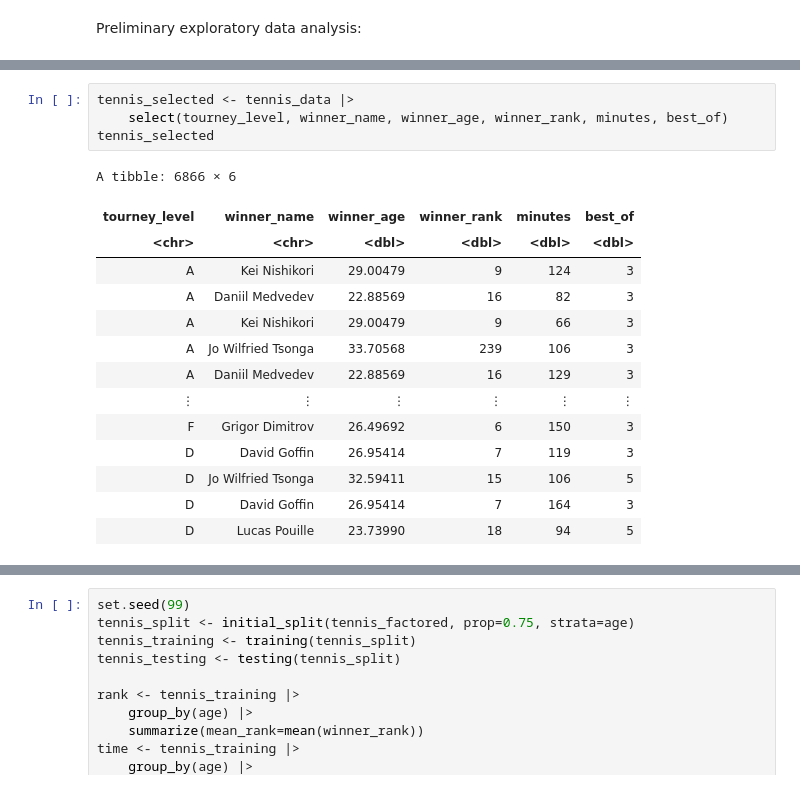
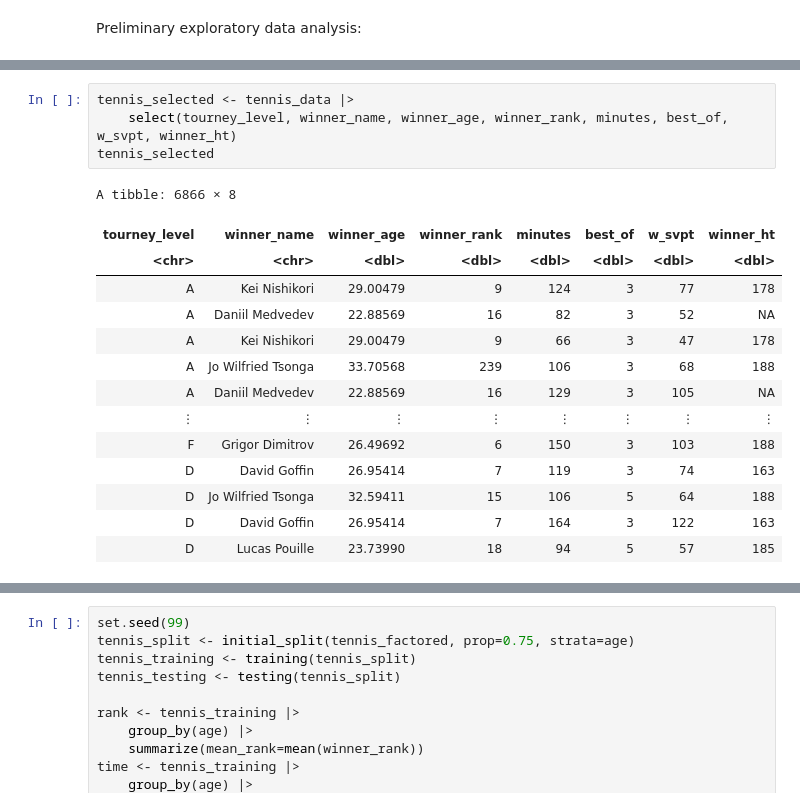
Before and after one commit to Windy-Huang/DSCI-100-009-22, a Jupyter notebook: tennis.ipynb, the cells around one changed output, grey strips where cells are left out. Cells and saved outputs as stored; diff of their text form.

```diff
--- a/tennis.ipynb
+++ b/tennis.ipynb
@@ -48,23 +62,23 @@ A spec_tbl_df: 6866 × 50
 | 2885 | 2017-M-DC-2017-WG-M-BEL-FRA-01 | Davis Cup WG F: BEL vs FRA | Hard | 4 | D | 20171124 | 5 | 106298 | ... |
 # %%
 tennis_selected <- tennis_data |>
-    select(tourney_level, winner_name, winner_age, winner_rank, minutes, best_of)
+    select(tourney_level, winner_name, winner_age, winner_rank, minutes, best_of, w_svpt, winner_ht)
 tennis_selected
 # %% [output]
-A tibble: 6866 × 6
+A tibble: 6866 × 8
-| tourney_level | winner_name | winner_age | winner_rank | minutes | best_of |
-| <chr> | <chr> | <dbl> | <dbl> | <dbl> | <dbl> |
-| A | Kei Nishikori | 29.00479 | 9 | 124 | 3 |
-| A | Daniil Medvedev | 22.88569 | 16 | 82 | 3 |
-| A | Kei Nishikori | 29.00479 | 9 | 66 | 3 |
-| A | Jo Wilfried Tsonga | 33.70568 | 239 | 106 | 3 |
-| A | Daniil Medvedev | 22.88569 | 16 | 129 | 3 |
-| ⋮ | ⋮ | ⋮ | ⋮ | ⋮ | ⋮ |
-| F | Grigor Dimitrov | 26.49692 | 6 | 150 | 3 |
-| D | David Goffin | 26.95414 | 7 | 119 | 3 |
-| D | Jo Wilfried Tsonga | 32.59411 | 15 | 106 | 5 |
-| D | David Goffin | 26.95414 | 7 | 164 | 3 |
-| D | Lucas Pouille | 23.73990 | 18 | 94 | 5 |
+| tourney_level | winner_name | winner_age | winner_rank | minutes | best_of | w_svpt | winner_ht |
+| <chr> | <chr> | <dbl> | <dbl> | <dbl> | <dbl> | <dbl> | <dbl> |
+| A | Kei Nishikori | 29.00479 | 9 | 124 | 3 | 77 | 178 |
+| A | Daniil Medvedev | 22.88569 | 16 | 82 | 3 | 52 | NA |
+| A | Kei Nishikori | 29.00479 | 9 | 66 | 3 | 47 | 178 |
+| A | Jo Wilfried Tsonga | 33.70568 | 239 | 106 | 3 | 68 | 188 |
+| A | Daniil Medvedev | 22.88569 | 16 | 129 | 3 | 105 | NA |
+| ⋮ | ⋮ | ⋮ | ⋮ | ⋮ | ⋮ | ⋮ | ⋮ |
+| F | Grigor Dimitrov | 26.49692 | 6 | 150 | 3 | 103 | 188 |
+| D | David Goffin | 26.95414 | 7 | 119 | 3 | 74 | 163 |
+| D | Jo Wilfried Tsonga | 32.59411 | 15 | 106 | 5 | 64 | 188 |
+| D | David Goffin | 26.95414 | 7 | 164 | 3 | 122 | 163 |
+| D | Lucas Pouille | 23.73990 | 18 | 94 | 5 | 57 | 185 |
 # %%
 tennis_filtered_tourney_level <- tennis_selected |>
     filter(tourney_level == "G")
```
Also changed, not shown: parts of 4 cells of this notebook.
